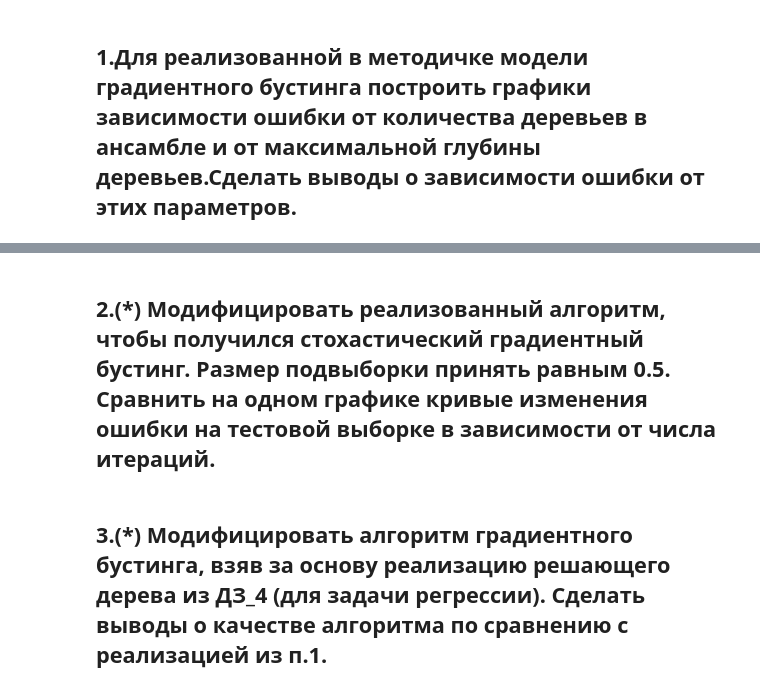
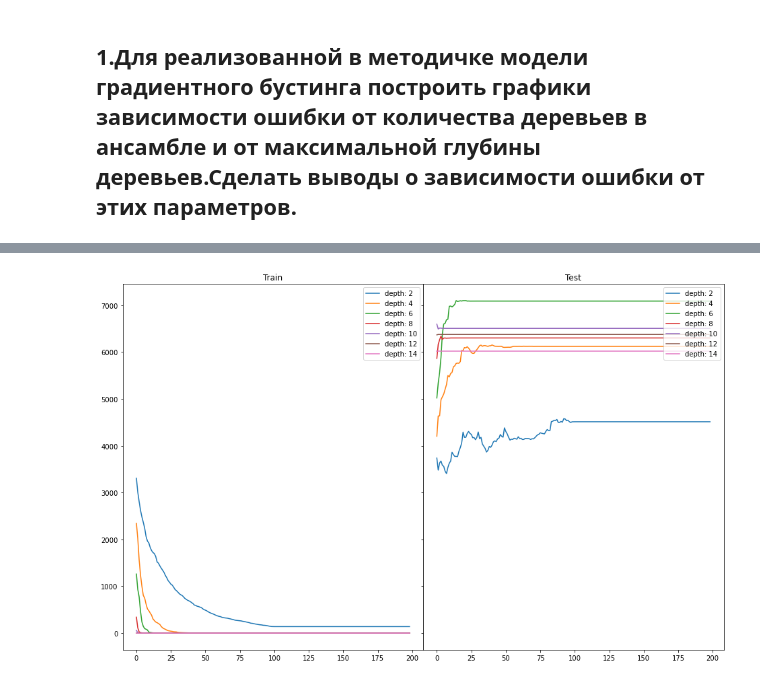
Before and after one commit to maltsevd/GB_ML_Algos, a Jupyter notebook: Lesson_6.ipynb, the cells around one changed output, grey strips where cells are left out. Saved outputs shown, nothing was run; the diff lists cells and outputs as text; code cells hidden in the pictures.

```diff
--- a/Lesson_6.ipynb
+++ b/Lesson_6.ipynb
@@ -64,7 +64,7 @@ def gb_fit(n_trees, max_depth, X_train, X_test, y_train, y_test, coefs, eta):
     return trees, train_errors, test_errors
 # %%
 # Число деревьев в ансамбле
-n_trees = 500
+n_trees = 100
 
 # для простоты примем коэффициенты равными 1
 coefs = [1] * n_trees
@@ -99,5 +94,19 @@ evaluate_alg(X_train, X_test, y_train, y_test, trees, coefs, eta)
+# %%
+def get_answers_plot(n_trees, answers):
+    fig = plt.figure(figsize=(16,10))
+    gs = fig.add_gridspec(1, 2, hspace=0, wspace=0)
+    axs = gs.subplots(sharey=True)
+    axs[0].set_title('Train')
+    axs[1].set_title('Test')
+    for i in answers:
+        axs[0].plot(list(range(n_trees-1)), answers[i][1][1:], label=f'depth: {i}')
+        axs[1].plot(list(range(n_trees-1)), answers[i][2][1:], label=f'depth: {i}')
+    for i in range(len(axs)):
+        axs[i].legend(loc='upper right')
+    plt.show()
 # %%
 n_trees = 200
-for i in range(1,11):
-    trees, train_errors, test_errors = gb_fit(n_trees, i, X_train, X_test, y_train, y_test, coefs, eta)
-    get_error_plot(n_trees, train_errors, test_errors)
+depth = [x*2 for x in range(1, 8)]
+answers = {}
+for i in depth:
+    answers[i] = gb_fit(n_trees, i, X_train, X_test, y_train, y_test, coefs, eta)
@@ -117,4 +113,4 @@ get_error_plot(n_trees, train_errors, test_errors)
-# %% [markdown]
-## 2.(*) Модифицировать реализованный алгоритм, чтобы получился стохастический градиентный бустинг. Размер подвыборки принять равным 0.5. Сравнить на одном графике кривые изменения ошибки на тестовой выборке в зависимости от числа итераций.
-# %% [markdown]
-## 3.(*) Модифицировать алгоритм градиентного бустинга, взяв за основу реализацию решающего дерева из ДЗ_4 (для задачи регрессии). Сделать выводы о качестве алгоритма по сравнению с реализацией из п.1.
+# %%
+get_answers_plot(n_trees, answers)
+# %% [output]
+[figure, added]
```
Also changed, not shown: parts of 4 cells of this notebook.
